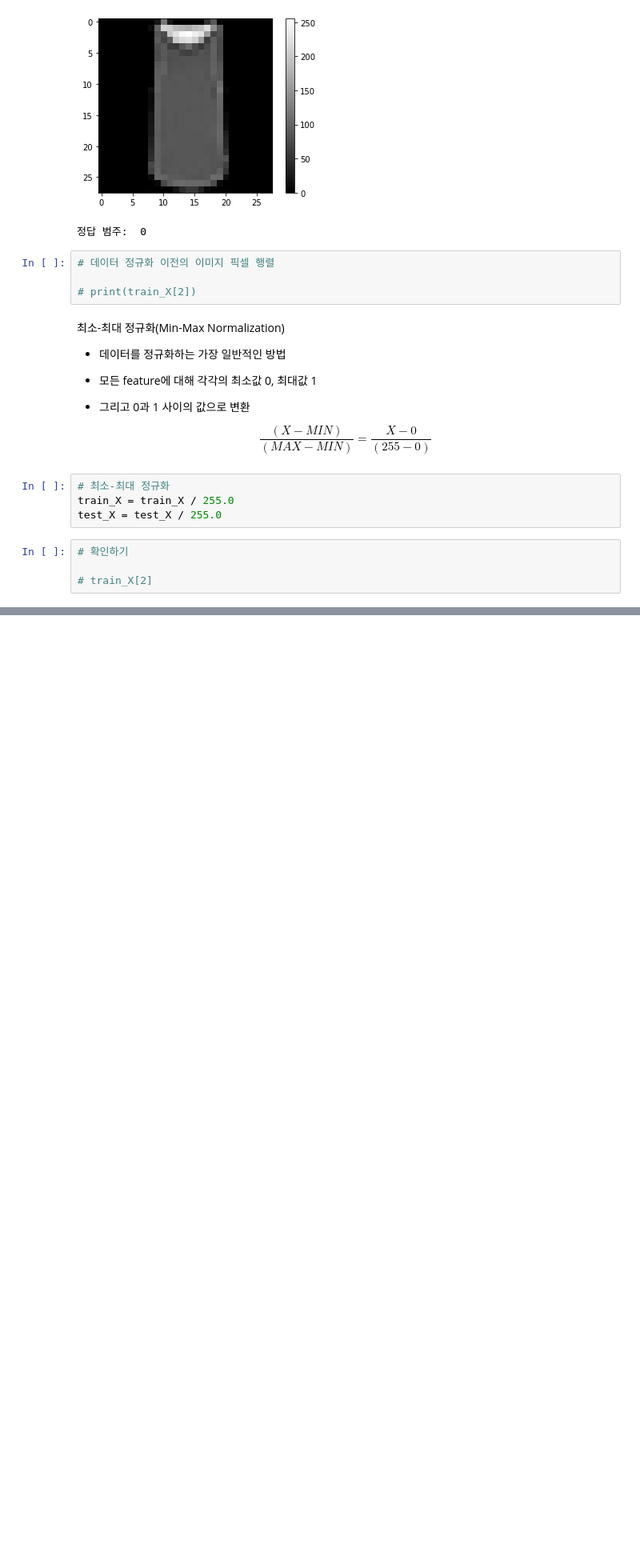
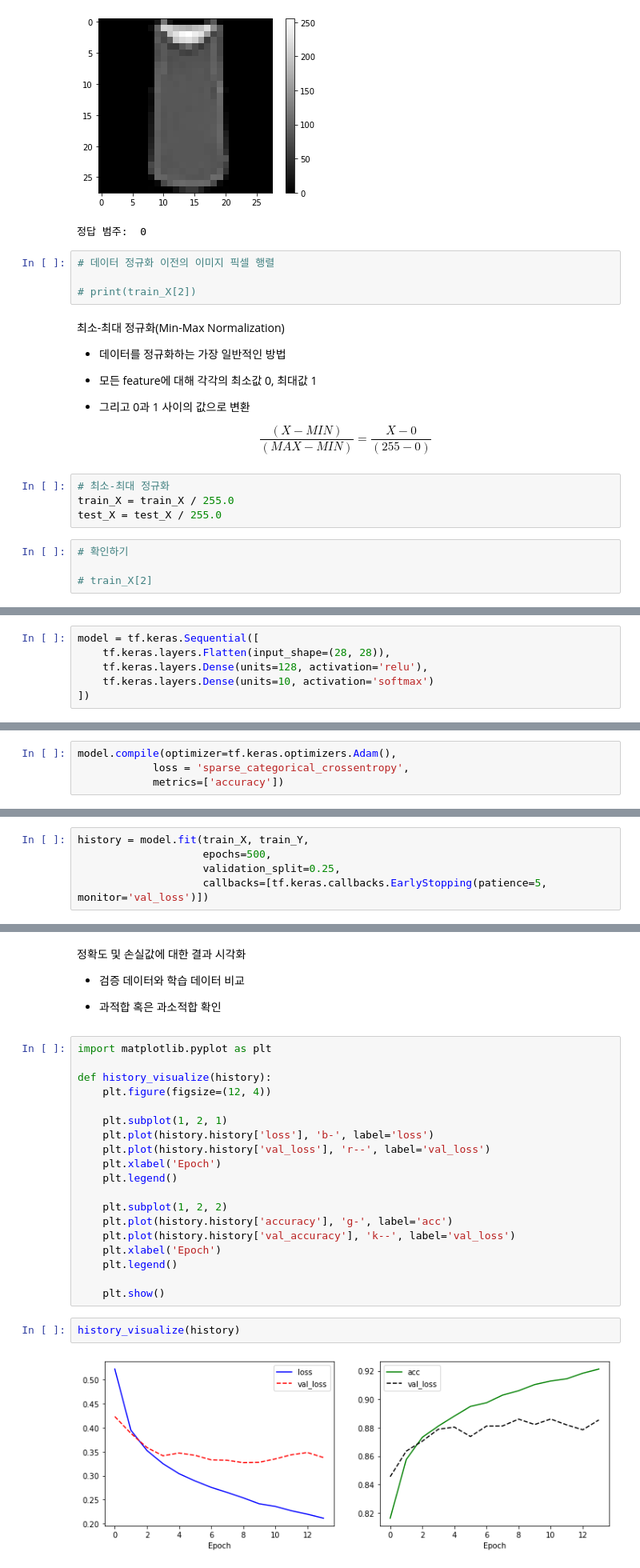
Before and after one commit to Lagom92/study-in-school, a Jupyter notebook: DL/CNN_fashion_mnist.ipynb, the cells around one changed output, grey strips where cells are left out. Shown at 80% size. Drawn from its saved outputs; the diff is of its cells as text; blank space fills up the shorter version.

```diff
--- a/DL/CNN_fashion_mnist.ipynb
+++ b/DL/CNN_fashion_mnist.ipynb
@@ -56,0 +68,6 @@ test_X = test_X / 255.0
+# %%
+model = tf.keras.Sequential([
+    tf.keras.layers.Flatten(input_shape=(28, 28)),
+    tf.keras.layers.Dense(units=128, activation='relu'),
+    tf.keras.layers.Dense(units=10, activation='softmax')
+])
@@ -56,0 +84,4 @@ test_X = test_X / 255.0
+# %%
+model.compile(optimizer=tf.keras.optimizers.Adam(),
+            loss = 'sparse_categorical_crossentropy',
+            metrics=['accuracy'])
@@ -56,0 +107,5 @@ test_X = test_X / 255.0
+# %%
+history = model.fit(train_X, train_Y,
+                    epochs=500,
+                    validation_split=0.25,
+                    callbacks=[tf.keras.callbacks.EarlyStopping(patience=5, monitor='val_loss')])
@@ -56,0 +130,29 @@ test_X = test_X / 255.0
+# %% [markdown]
+정확도 및 손실값에 대한 결과 시각화
+
+- 검증 데이터와 학습 데이터 비교
+
+- 과적합 혹은 과소적합 확인
+# %%
+import matplotlib.pyplot as plt
+
+def history_visualize(history):
+    plt.figure(figsize=(12, 4))
+
+    plt.subplot(1, 2, 1)
+    plt.plot(history.history['loss'], 'b-', label='loss')
+    plt.plot(history.history['val_loss'], 'r--', label='val_loss')
+    plt.xlabel('Epoch')
+    plt.legend()
+
+    plt.subplot(1, 2, 2)
+    plt.plot(history.history['accuracy'], 'g-', label='acc')
+    plt.plot(history.history['val_accuracy'], 'k--', label='val_loss')
+    plt.xlabel('Epoch')
+    plt.legend()
+
+    plt.show()
+# %%
+history_visualize(history)
+# %% [output]
+[figure, added]
```
Also changed, not shown: parts of 28 cells of this notebook.
